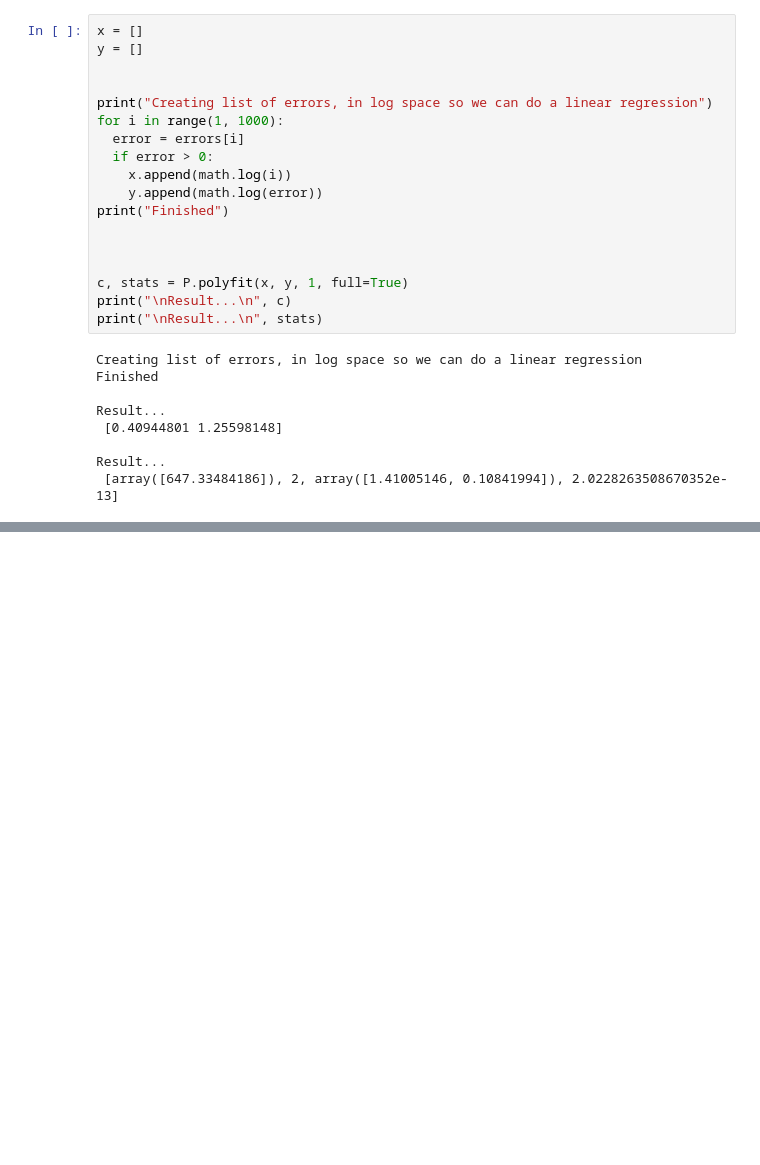
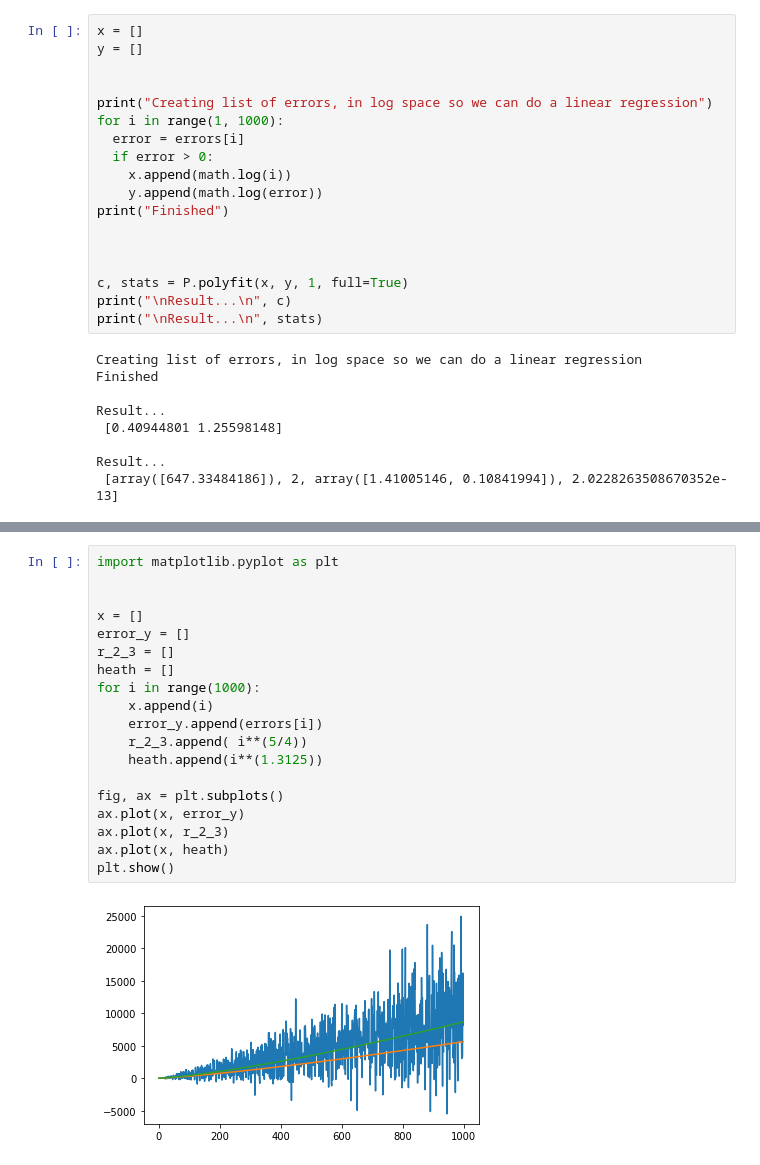
Before and after one commit to ethancma/GaussCircleConjecture, a Jupyter notebook: Code.ipynb, the cells around one changed output, grey strips where cells are left out. Cells and saved outputs as stored; diff of their text form; blank space fills up the shorter version.

```diff
--- a/Code.ipynb
+++ b/Code.ipynb
@@ -235,0 +229,21 @@ Graph below...
+# %%
+import matplotlib.pyplot as plt
+
+
+x = []
+error_y = []
+r_2_3 = []
+heath = []
+for i in range(1000):
+    x.append(i)
+    error_y.append(errors[i])
+    r_2_3.append( i**(5/4))
+    heath.append(i**(1.3125))
+
+fig, ax = plt.subplots()
+ax.plot(x, error_y)
+ax.plot(x, r_2_3)
+ax.plot(x, heath)
+plt.show()
+# %% [output]
+[figure, added]
```
Also changed, not shown: parts of 6 cells of this notebook.
